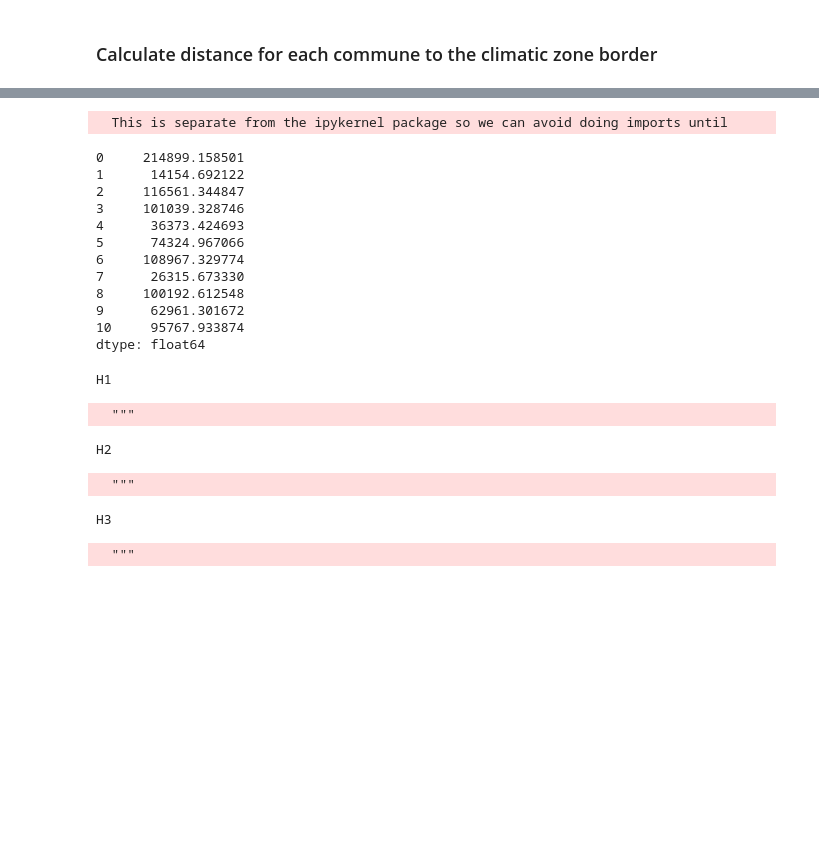
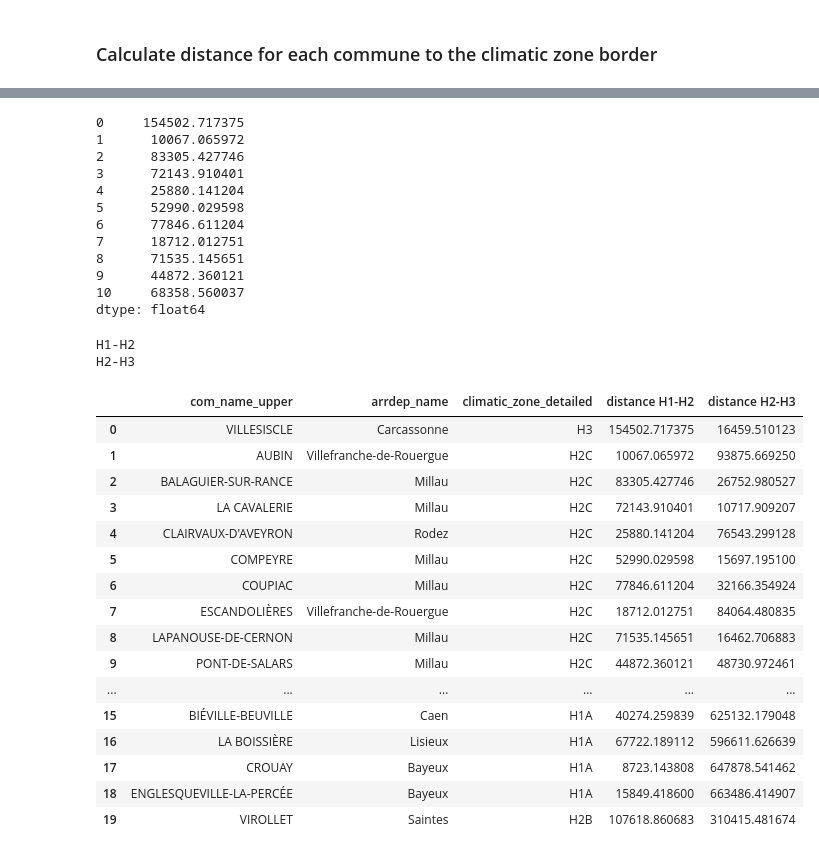
Before and after one commit to CIRED/ClimaticZone, a Jupyter notebook: main.ipynb, the cells around one changed output, grey strips where cells are left out. Drawn from its saved outputs; the diff is of its cells as text; code cells hidden in the pictures; blank space fills up the shorter version.

```diff
--- a/main.ipynb
+++ b/main.ipynb
@@ -130,32 +168,27 @@ Length: 34826, dtype: geometry
 # %%
 # example with multiple cities (10 cities)
 
-georef.loc[:10, :].centroid.distance(zones['H1'].boundary)
+georef.loc[:10, :].centroid.distance(borders['H1-H2'])
 # %% [output]
-  This is separate from the ipykernel package so we can avoid doing imports until
+0     154502.717375
+1      10067.065972
+2      83305.427746
+3      72143.910401
+4      25880.141204
+5      52990.029598
+6      77846.611204
+7      18712.012751
+8      71535.145651
+9      44872.360121
+10     68358.560037
+dtype: float64
-0     214899.158501
-1      14154.692122
-2     116561.344847
-3     101039.328746
-4      36373.424693
-5      74324.967066
-6     108967.329774
-7      26315.673330
-8     100192.612548
-9      62961.301672
-10     95767.933874
-dtype: float64
 # %%
 # these following lines take a lot of times
 
-for k in zones.keys():
+for k, border in borders.items():
     print(k)
-    georef['distance {}'.format(k)] = georef.centroid.distance(zones[k].boundary)
+    georef['distance {}'.format(k)] = georef.centroid.distance(border)
 # %% [output]
-H1
+H1-H2
+H2-H3
-  """
-H2
-  """
-H3
-  """
 # %%
@@ -164,0 +196,21 @@ georef.drop('geometry', axis=1).to_csv('distance.csv')
+# %%
+vars = ['com_name_upper', 'arrdep_name', 'climatic_zone_detailed', 'distance H1-H2', 'distance H2-H3']
+georef[vars].head(20)
+# %% [output]
+|  | com_name_upper | arrdep_name | climatic_zone_detailed | distance H1-H2 | distance H2-H3 |
+| 0 | VILLESISCLE | Carcassonne | H3 | 154502.717375 | 16459.510123 |
+| 1 | AUBIN | Villefranche-de-Rouergue | H2C | 10067.065972 | 93875.669250 |
+| 2 | BALAGUIER-SUR-RANCE | Millau | H2C | 83305.427746 | 26752.980527 |
+| 3 | LA CAVALERIE | Millau | H2C | 72143.910401 | 10717.909207 |
+| 4 | CLAIRVAUX-D'AVEYRON | Rodez | H2C | 25880.141204 | 76543.299128 |
+| 5 | COMPEYRE | Millau | H2C | 52990.029598 | 15697.195100 |
+| 6 | COUPIAC | Millau | H2C | 77846.611204 | 32166.354924 |
+| 7 | ESCANDOLIÈRES | Villefranche-de-Rouergue | H2C | 18712.012751 | 84064.480835 |
+| 8 | LAPANOUSE-DE-CERNON | Millau | H2C | 71535.145651 | 16462.706883 |
+| 9 | PONT-DE-SALARS | Millau | H2C | 44872.360121 | 48730.972461 |
+| ... | ... | ... | ... | ... | ... |
+| 15 | BIÉVILLE-BEUVILLE | Caen | H1A | 40274.259839 | 625132.179048 |
+| 16 | LA BOISSIÈRE | Lisieux | H1A | 67722.189112 | 596611.626639 |
+| 17 | CROUAY | Bayeux | H1A | 8723.143808 | 647878.541462 |
+| 18 | ENGLESQUEVILLE-LA-PERCÉE | Bayeux | H1A | 15849.418600 | 663486.414907 |
+| 19 | VIROLLET | Saintes | H2B | 107618.860683 | 310415.481674 |
```
Also changed, not shown: parts of 16 cells of this notebook, 1 other file.
